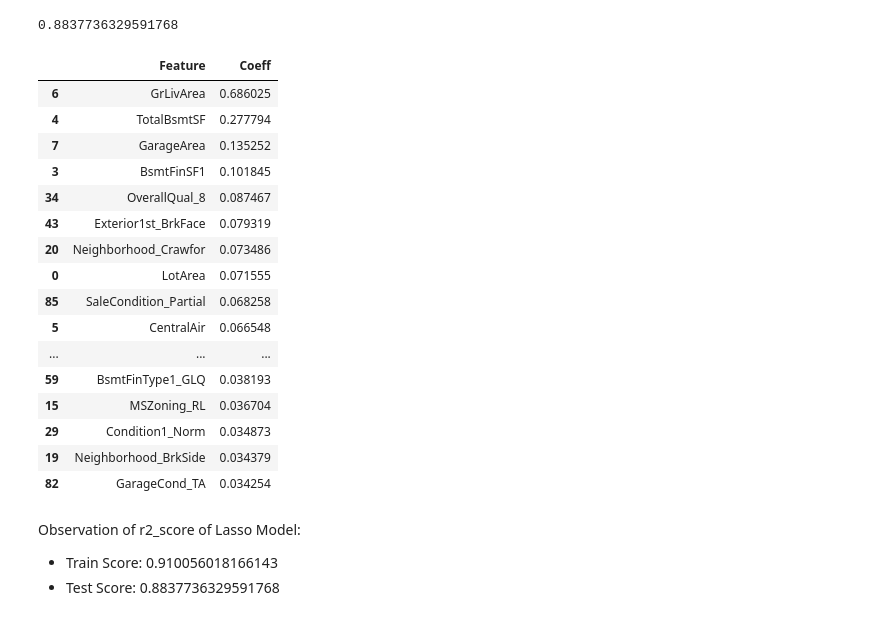
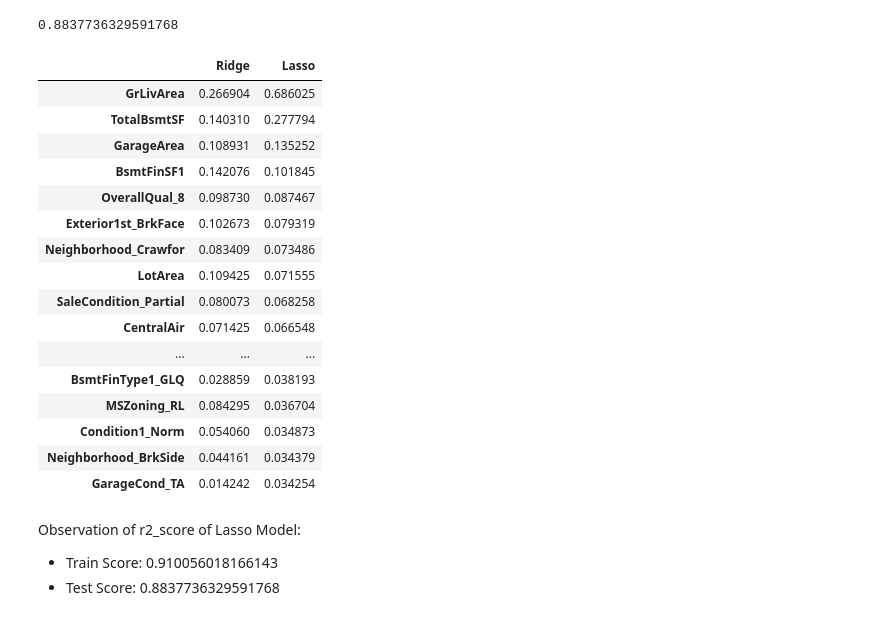
Before and after one commit to ranpariyachetan/advancedregression-assignment, a Jupyter notebook: House_Price_Assignment.ipynb, the cells around one changed output. Cells and saved outputs as stored; diff of their text form; code cells hidden in the pictures.

Commit message:
Corrected logic of creating coefficeints dataset.

```diff
--- a/House_Price_Assignment.ipynb
+++ b/House_Price_Assignment.ipynb
@@ -860,35 +860,31 @@ print(r2_score(y_true=y_test, y_pred=y_test_pred))
 # %%
 # List down top 20 significant features from Lasso model based on their coefficients.
 
 col_names = X_train.columns.tolist()
 
-lasso_coeffs = { 'Feature': [], 'Coeff' : []}
+coeffs = pd.DataFrame(index=X_train.columns)
+coeffs['Ridge'] = ridge.coef_
+coeffs['Lasso'] = lasso.coef_
 
-for i in range(len(col_names)):
-    if(lasso.coef_[i] != 0):
-        lasso_coeffs['Feature'].append(col_names[i])
-        lasso_coeffs['Coeff'].append(lasso.coef_[i])
-
-lasso_coeffs = pd.DataFrame(lasso_coeffs)
-lasso_coeffs.sort_values(by='Coeff', ascending=False)[:20]
+coeffs.sort_values(by='Lasso', ascending=False)[:20]
 # %% [output]
-|  | Feature | Coeff |
-| 6 | GrLivArea | 0.686025 |
-| 4 | TotalBsmtSF | 0.277794 |
-| 7 | GarageArea | 0.135252 |
-| 3 | BsmtFinSF1 | 0.101845 |
-| 34 | OverallQual_8 | 0.087467 |
-| 43 | Exterior1st_BrkFace | 0.079319 |
-| 20 | Neighborhood_Crawfor | 0.073486 |
-| 0 | LotArea | 0.071555 |
-| 85 | SaleCondition_Partial | 0.068258 |
-| 5 | CentralAir | 0.066548 |
+|  | Ridge | Lasso |
+| GrLivArea | 0.266904 | 0.686025 |
+| TotalBsmtSF | 0.140310 | 0.277794 |
+| GarageArea | 0.108931 | 0.135252 |
+| BsmtFinSF1 | 0.142076 | 0.101845 |
+| OverallQual_8 | 0.098730 | 0.087467 |
+| Exterior1st_BrkFace | 0.102673 | 0.079319 |
+| Neighborhood_Crawfor | 0.083409 | 0.073486 |
+| LotArea | 0.109425 | 0.071555 |
+| SaleCondition_Partial | 0.080073 | 0.068258 |
+| CentralAir | 0.071425 | 0.066548 |
 | ... | ... | ... |
-| 59 | BsmtFinType1_GLQ | 0.038193 |
-| 15 | MSZoning_RL | 0.036704 |
-| 29 | Condition1_Norm | 0.034873 |
-| 19 | Neighborhood_BrkSide | 0.034379 |
-| 82 | GarageCond_TA | 0.034254 |
+| BsmtFinType1_GLQ | 0.028859 | 0.038193 |
+| MSZoning_RL | 0.084295 | 0.036704 |
+| Condition1_Norm | 0.054060 | 0.034873 |
+| Neighborhood_BrkSide | 0.044161 | 0.034379 |
+| GarageCond_TA | 0.014242 | 0.034254 |
 # %% [markdown]
 Observation of r2_score of Lasso Model:
 - Train Score: 0.910056018166143
```
